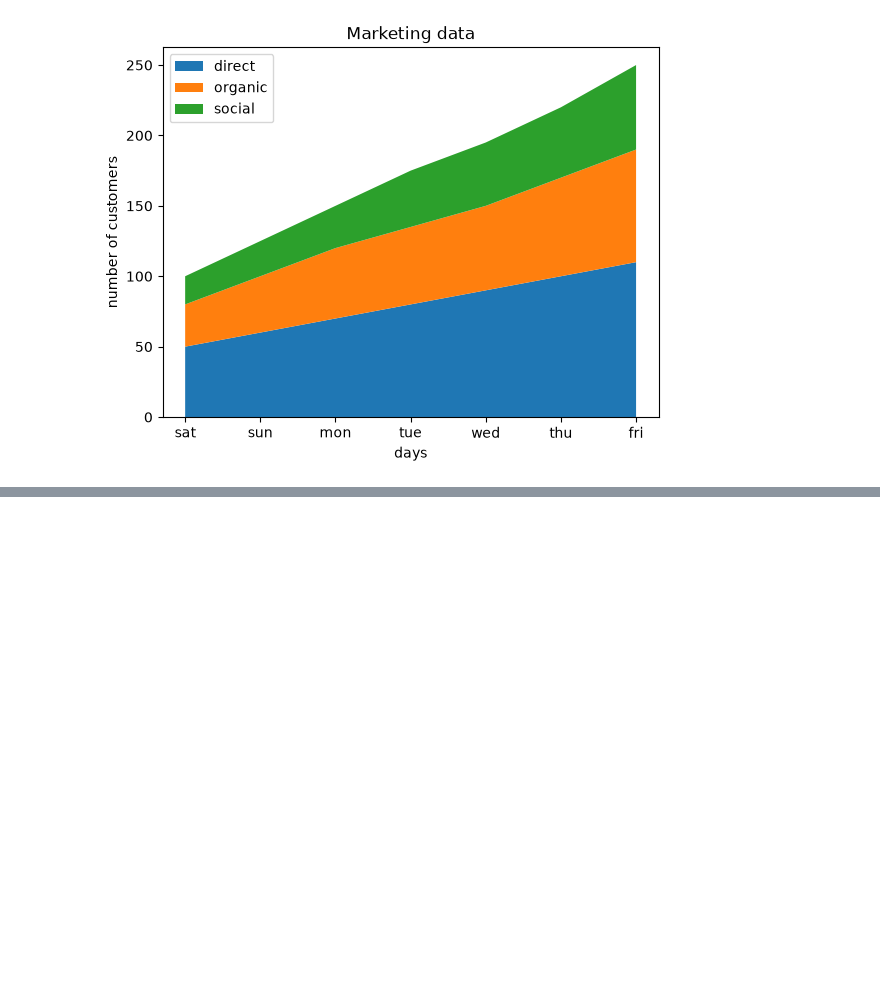
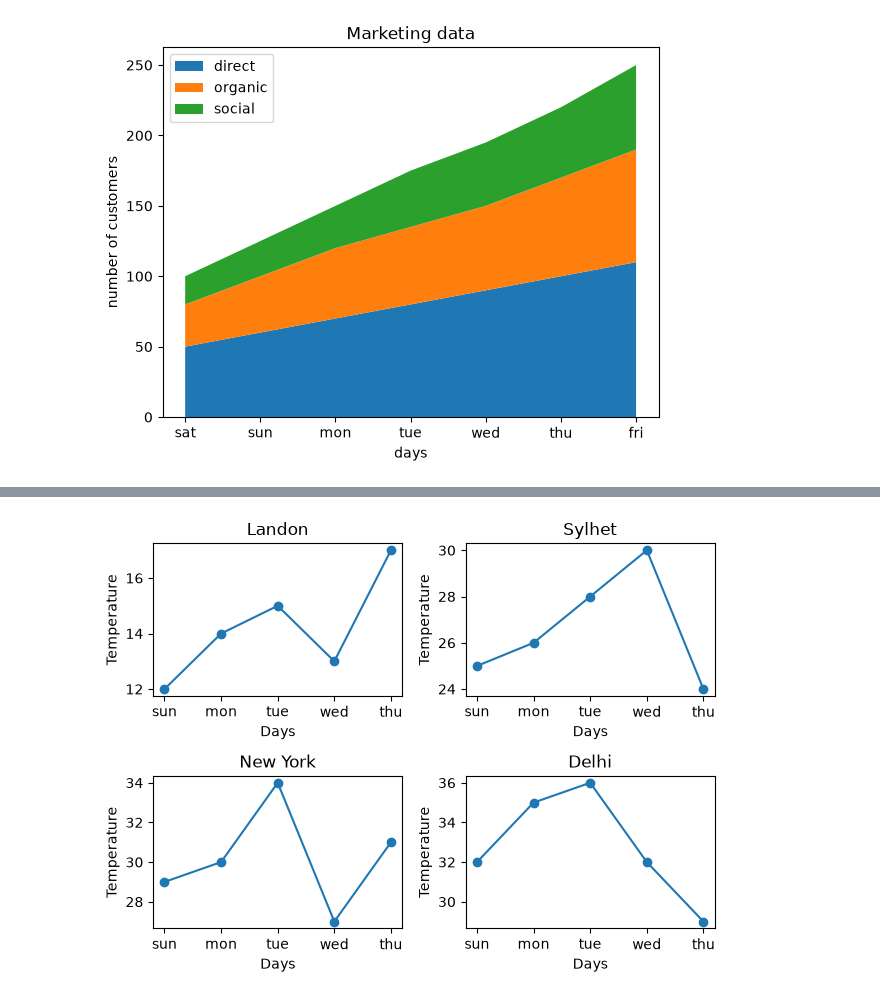
Before and after one commit to Nahin4200/AI-ML_learning_journey, a Jupyter notebook: matplotlib/matplotlib_01.ipynb, the cells around one changed output, grey strips where cells are left out. Drawn from its saved outputs; the diff is of its cells as text; code cells hidden in the pictures; blank space fills up the shorter version.

```diff
--- a/matplotlib/matplotlib_01.ipynb
+++ b/matplotlib/matplotlib_01.ipynb
@@ -265,0 +329,31 @@ Text(0, 0.5, 'number of customers')
+# %%
+days = ["sun", "mon", "tue", "wed", "thu"]
+cities = ["Landon", "Sylhet", "New York", "Delhi"]
+
+Temp = [
+    [12,14,15,13,17],
+    [25,26,28,30,24],
+    [29,30,34,27,31],
+    [32,35,36,32,29]
+]
+# fig, ax = plt.subplots(2,2)
+#city_no = 0
+# for i in range(2):
+#     for j in range(2):
+#         ax[i][j].plot(days,Temp[city_no], marker = "o")
+#         ax[i][j].grid()
+#         ax[i][j].set_title(cities[city_no])
+#         city_no = city_no +1
+
+
+fig, axes = plt.subplots(2,2)
+axes = axes.flatten()
+for i, ax in enumerate(axes):
+    ax.plot(days, Temp[i], marker = "o")
+    ax.set_title(cities[i])
+    ax.set_xlabel("Days")
+    ax.set_ylabel("Temperature")
+
+fig.tight_layout()
+# %% [output]
+[figure, added]
```
Also changed, not shown: parts of 4 cells of this notebook.
